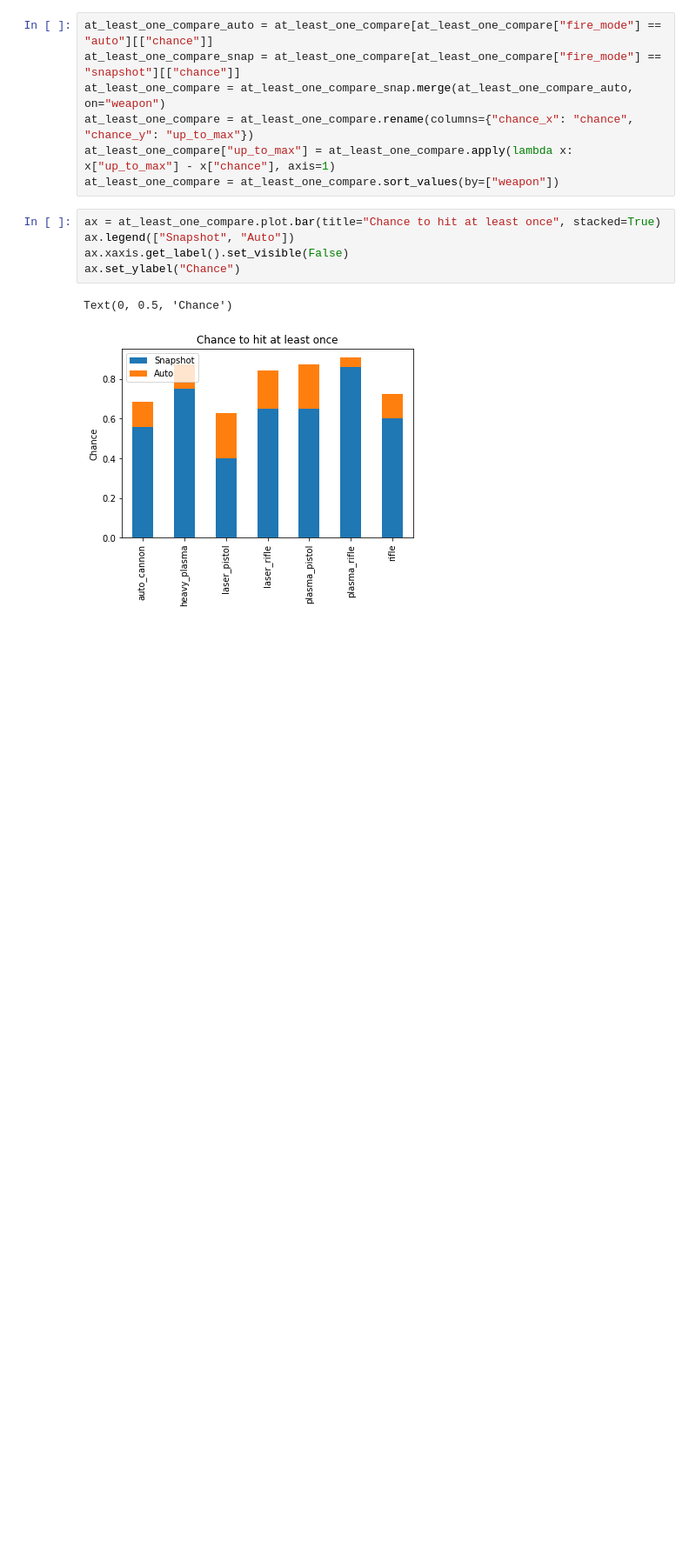
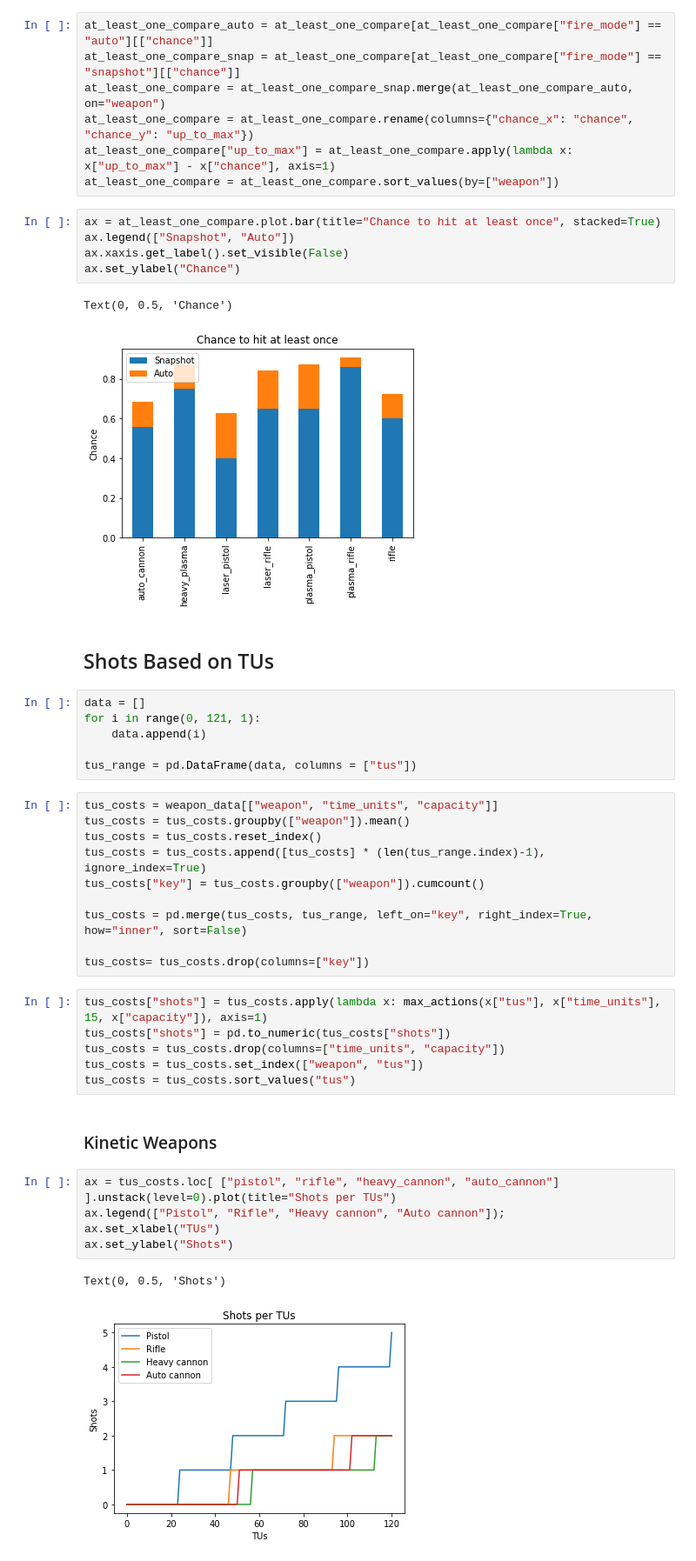
Before and after one commit to Bernardo-MG/xcom-analysis-jupyter-notebook, a Jupyter notebook: enemy_unknown/weapon_stats.ipynb, the cells around one changed output. Shown at 87% size. Saved outputs shown, nothing was run; the diff lists cells and outputs as text; blank space fills up the shorter version.

Commit message:
Added shots analysis

```diff
--- a/enemy_unknown/weapon_stats.ipynb
+++ b/enemy_unknown/weapon_stats.ipynb
@@ -427,3 +428,37 @@ ax.set_ylabel("Chance")
 # %% [output]
 Text(0, 0.5, 'Chance')
 [figure]
+# %% [markdown]
+## Shots Based on TUs
+# %%
+data = []
+for i in range(0, 121, 1):
+    data.append(i)
+
+tus_range = pd.DataFrame(data, columns = ["tus"])
+# %%
+tus_costs = weapon_data[["weapon", "time_units", "capacity"]]
+tus_costs = tus_costs.groupby(["weapon"]).mean()
+tus_costs = tus_costs.reset_index()
+tus_costs = tus_costs.append([tus_costs] * (len(tus_range.index)-1), ignore_index=True)
+tus_costs["key"] = tus_costs.groupby(["weapon"]).cumcount()
+
+tus_costs = pd.merge(tus_costs, tus_range, left_on="key", right_index=True, how="inner", sort=False)
+
+tus_costs= tus_costs.drop(columns=["key"])
+# %%
+tus_costs["shots"] = tus_costs.apply(lambda x: max_actions(x["tus"], x["time_units"], 15, x["capacity"]), axis=1)
+tus_costs["shots"] = pd.to_numeric(tus_costs["shots"])
+tus_costs = tus_costs.drop(columns=["time_units", "capacity"])
+tus_costs = tus_costs.set_index(["weapon", "tus"])
+tus_costs = tus_costs.sort_values("tus")
+# %% [markdown]
+### Kinetic Weapons
+# %%
+ax = tus_costs.loc[ ["pistol", "rifle", "heavy_cannon", "auto_cannon"] ].unstack(level=0).plot(title="Shots per TUs")
+ax.legend(["Pistol", "Rifle", "Heavy cannon", "Auto cannon"]);
+ax.set_xlabel("TUs")
+ax.set_ylabel("Shots")
+# %% [output]
+Text(0, 0.5, 'Shots')
+[figure, added]
```
Also changed, not shown: parts of 17 cells of this notebook, 2 other files.
